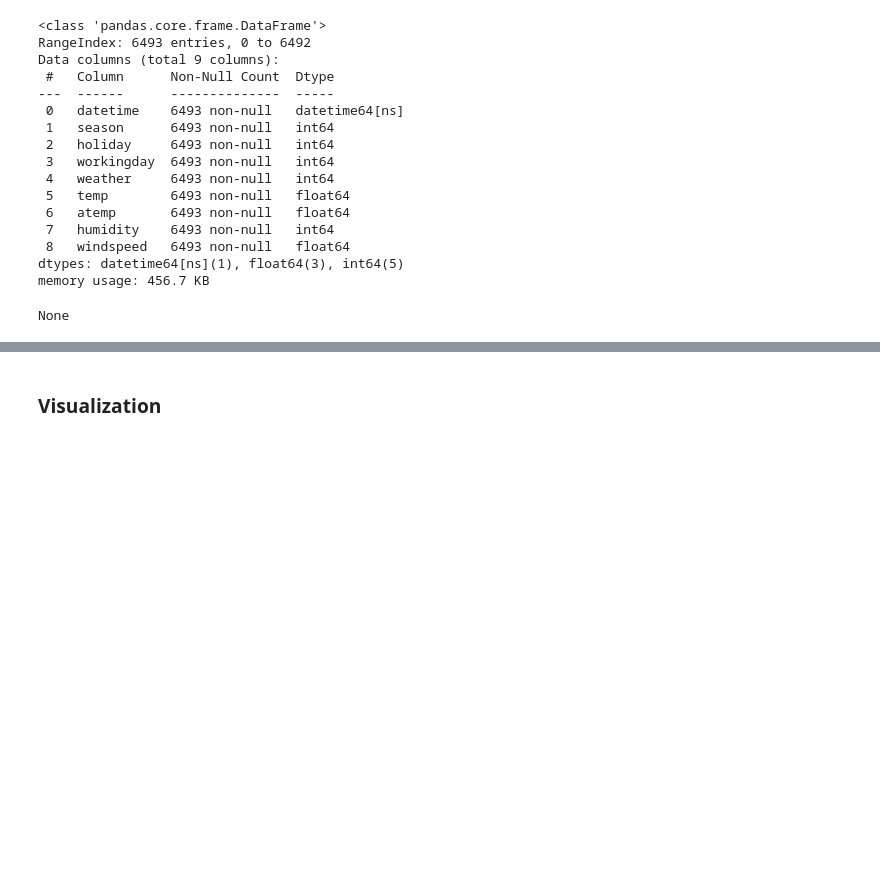
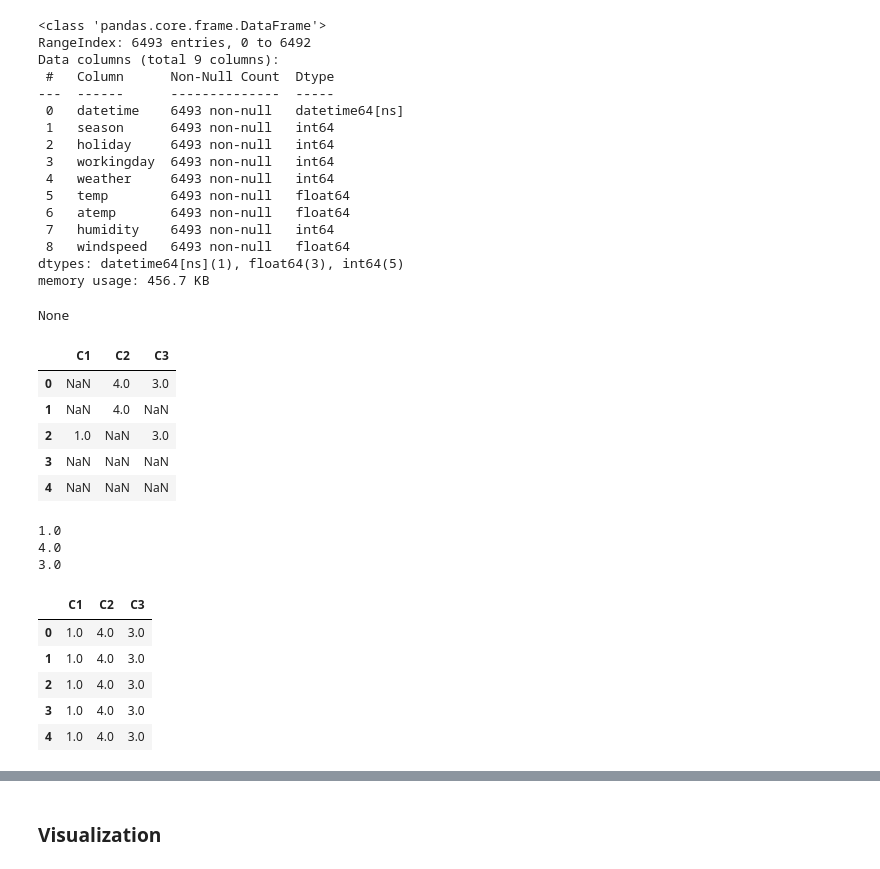
Before and after one commit to hyunjinkim-developer/ProblemSolving, a Jupyter notebook: Data/CT/HC/Q2-1_Modeling_Regression.ipynb, the cells around one changed output, grey strips where cells are left out. Saved outputs shown, nothing was run; the diff lists cells and outputs as text; code cells hidden in the pictures; blank space fills up the shorter version.

```diff
--- a/Data/CT/HC/Q2-1_Modeling_Regression.ipynb
+++ b/Data/CT/HC/Q2-1_Modeling_Regression.ipynb
@@ -146,3 +146,36 @@ Data columns (total 9 columns):
 dtypes: datetime64[ns](1), float64(3), int64(5)
 memory usage: 456.7 KB
 None
+# %%
+# Fill missing value with each column mean
+
+df = pd.DataFrame([[1, 4, 3], [2, 4, 3], [1, 3, 3]],
+                  columns=['C1', 'C2', 'C3'])
+df.loc[0, 'C1'] = np.nan
+df.loc[1, 'C1'] = np.nan
+df.loc[1, 'C3'] = np.nan
+df.loc[2, 'C2'] = np.nan
+df.loc[3, 'C2'] = np.nan
+df.loc[4, 'C3'] = np.nan
+display(df)
+
+print(df["C1"].mean())
+print(df["C2"].mean())
+print(df["C3"].mean())
+df.fillna(df.mean())
+# %% [output]
+|  | C1 | C2 | C3 |
+| 0 | NaN | 4.0 | 3.0 |
+| 1 | NaN | 4.0 | NaN |
+| 2 | 1.0 | NaN | 3.0 |
+| 3 | NaN | NaN | NaN |
+| 4 | NaN | NaN | NaN |
+1.0
+4.0
+3.0
+|  | C1 | C2 | C3 |
+| 0 | 1.0 | 4.0 | 3.0 |
+| 1 | 1.0 | 4.0 | 3.0 |
+| 2 | 1.0 | 4.0 | 3.0 |
+| 3 | 1.0 | 4.0 | 3.0 |
+| 4 | 1.0 | 4.0 | 3.0 |
```
Also changed, not shown: parts of 2 cells of this notebook, 3 other files.
